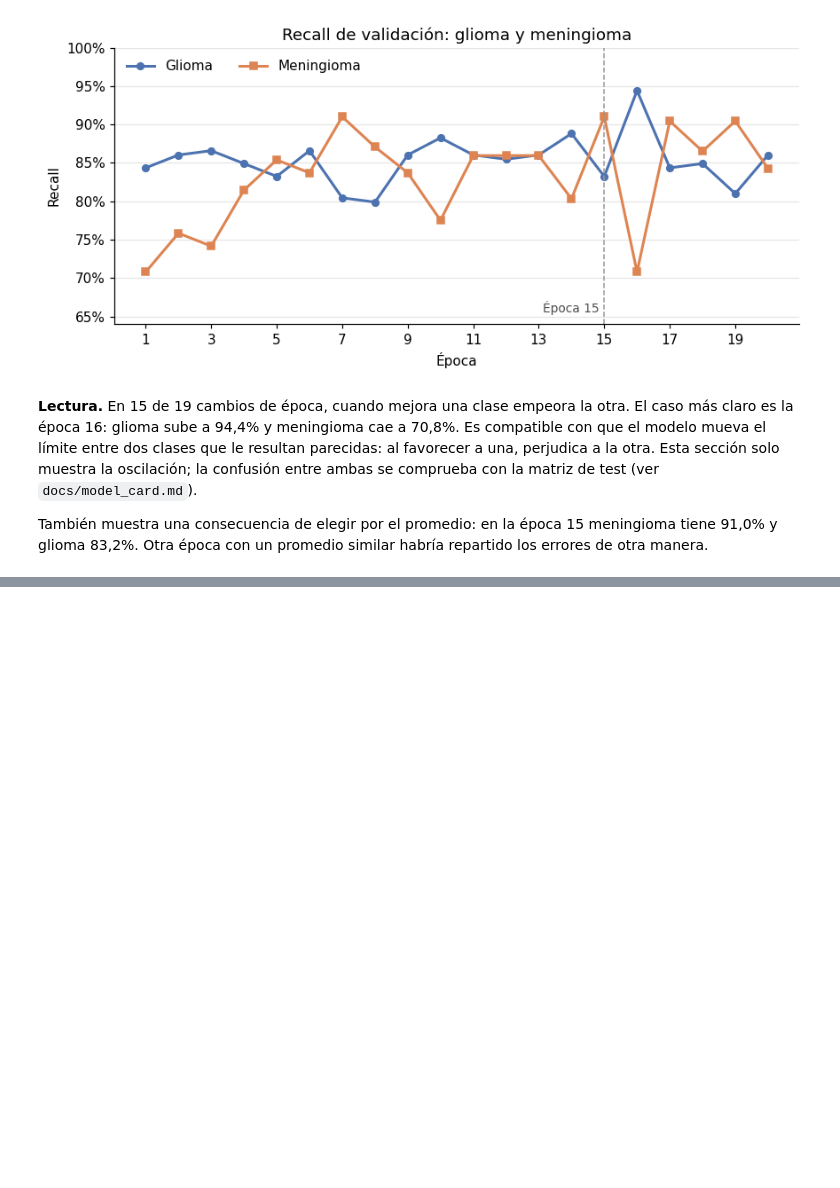
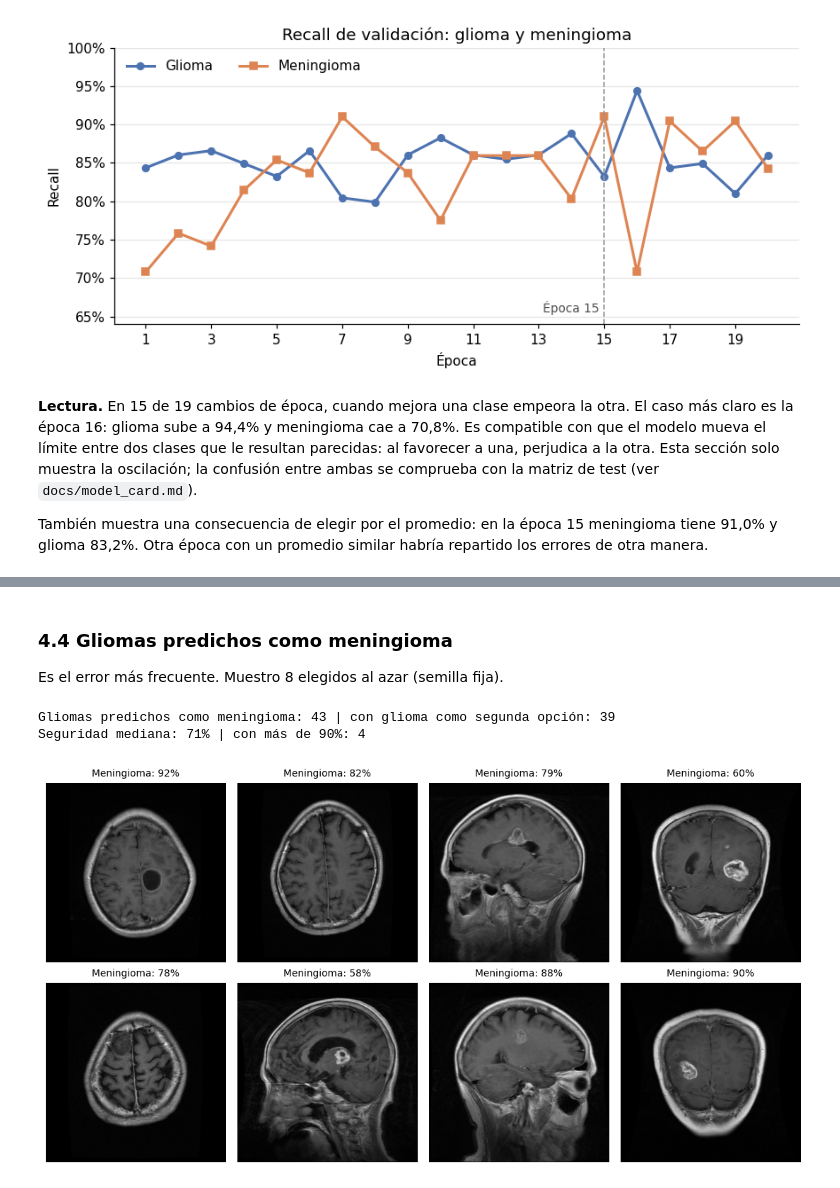
Before and after one commit to franvg99/mri-tumor-classifier, a Jupyter notebook: notebooks/03_model_experiments.ipynb, the cells around one changed output, grey strips where cells are left out. Cells and saved outputs as stored; diff of their text form; code cells hidden in the pictures; blank space fills up the shorter version.

```diff
--- a/notebooks/03_model_experiments.ipynb
+++ b/notebooks/03_model_experiments.ipynb
@@ -344,0 +552,13 @@ manera.
+# %%
+errores["tamaño"] = np.where(errores["lado"] < 300, "menos de 300 px", "300 px o más")
+errores["como_sano"] = errores["prediccion"] == "notumor"
+por_tamaño = errores.groupby(["clase", "tamaño"]).agg(
+    imágenes=("acierto", "size"), recall=("acierto", "mean"), predichas_sin_tumor=("como_sano", "sum")
+)
+
+tumores = errores[errores["clase"] != "notumor"]
+for tamaño, d in tumores.groupby("tamaño"):
+    print(f"Tumores de {tamaño}: {d['como_sano'].sum()} de {len(d)} predichos como sin tumor ({d['como_sano'].mean():.1%})")
+print("\nProporción de imágenes de exactamente 512 px:")
+print(errores.assign(es_512=errores["lado"] == 512).groupby("clase")["es_512"].mean().round(3).to_string())
+por_tamaño.round(3)
@@ -344,0 +601,22 @@ manera.
+# %% [markdown]
+### 4.4 Gliomas predichos como meningioma
+
+Es el error más frecuente. Muestro 8 elegidos al azar (semilla fija).
+# %%
+i_glioma = CLASES.index("glioma")
+confundidos = errores[(errores["clase"] == "glioma") & (errores["prediccion"] == "meningioma")]
+segunda = np.argsort(proba_nuevas[confundidos.index], axis=1)[:, -2]
+print(f"Gliomas predichos como meningioma: {len(confundidos)} | con glioma como segunda opción: {(segunda == i_glioma).sum()}")
+print(f"Seguridad mediana: {confundidos['seguridad'].median():.0%} | con más de 90%: {(confundidos['seguridad'] > 0.9).sum()}")
+
+fig, ax = plt.subplots(2, 4, figsize=(10, 5.4))
+for a, r in zip(ax.flat, confundidos.sample(8, random_state=42).itertuples()):
+    a.imshow(Image.open(r.path).convert("L"), cmap="gray")
+    a.set_title(f"Meningioma: {r.seguridad:.0%}", fontsize=9)
+    a.axis("off")
+plt.tight_layout()
+plt.show()
+# %% [output]
+Gliomas predichos como meningioma: 43 | con glioma como segunda opción: 39
+Seguridad mediana: 71% | con más de 90%: 4
+[figure, added]
```
Also changed, not shown: parts of 29 cells of this notebook.
